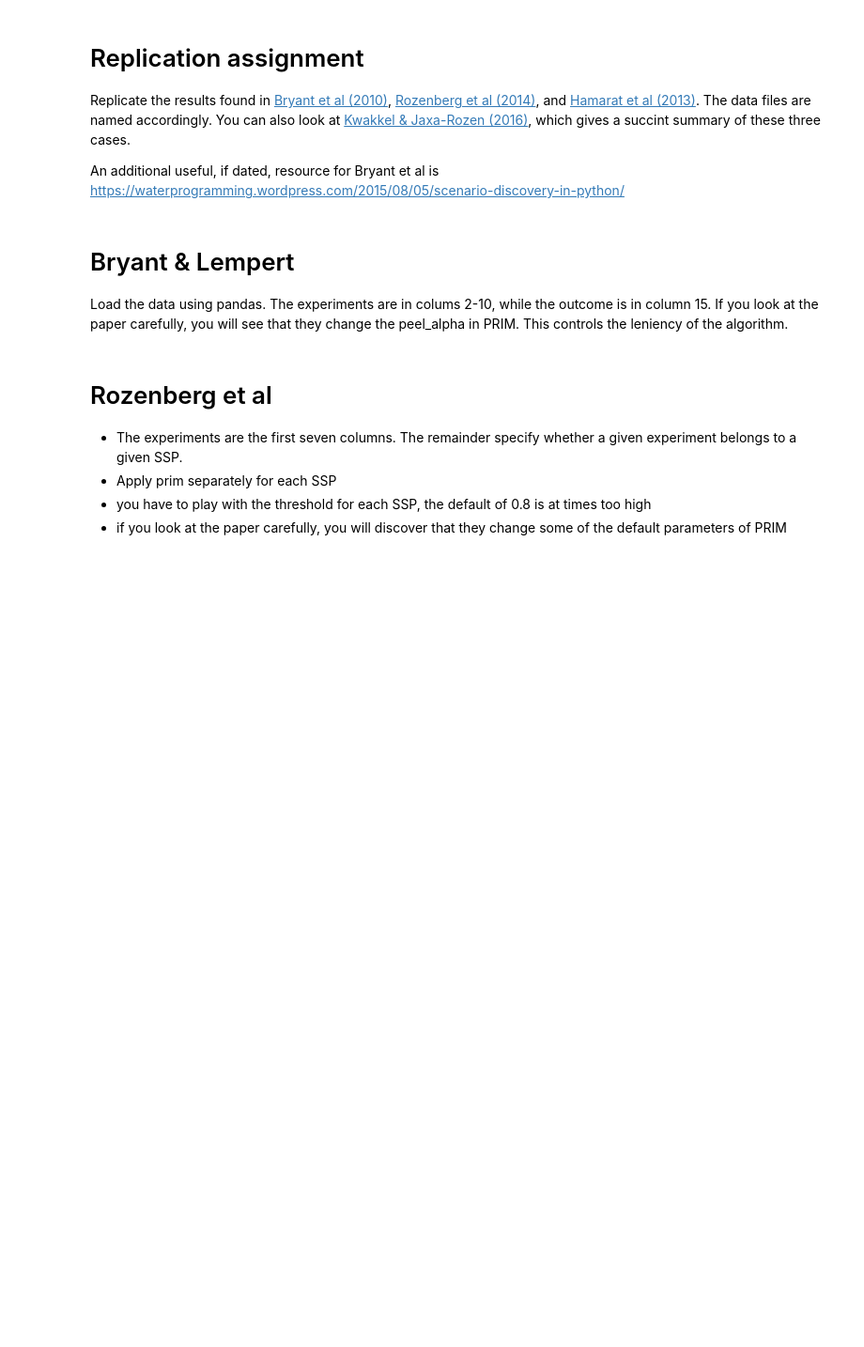
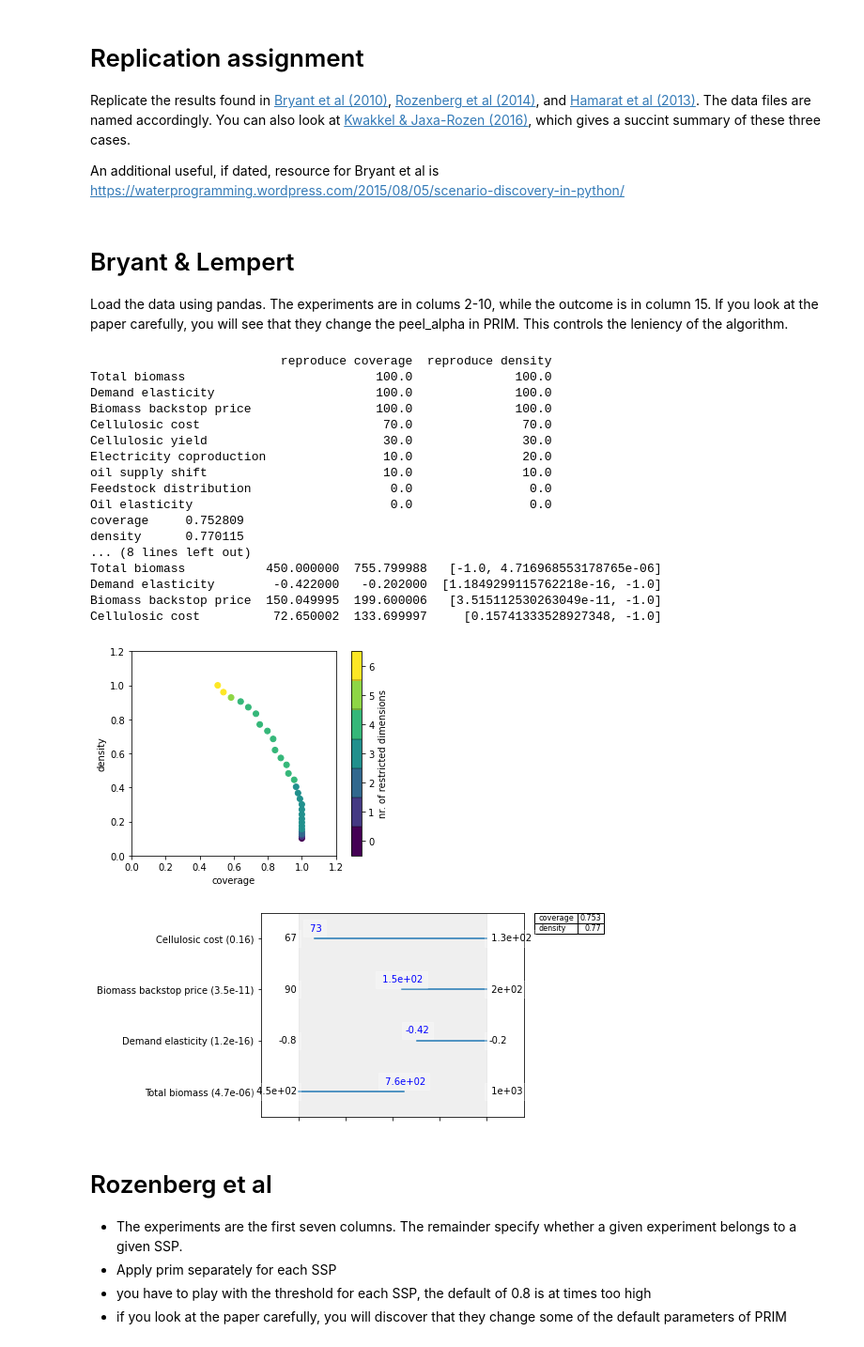
Before and after one commit to codedevonfire/EPA1361, a Jupyter notebook: Week 3-4 - vulnerability analysis/assignment 4 - scenario discovery.ipynb, the cells around one changed output. Shown: that part at 94% size. Drawn from its saved outputs; the diff is of its cells as text; code cells hidden in the pictures; blank space fills up the shorter version.

```diff
--- a/Week 3-4 - vulnerability analysis/assignment 4 - scenario discovery.ipynb
+++ b/Week 3-4 - vulnerability analysis/assignment 4 - scenario discovery.ipynb
@@ -8,6 +8,51 @@ An additional useful, if dated, resource for Bryant et al is https://waterprogra
 # Bryant & Lempert
 
 Load the data using pandas. The experiments are in colums 2-10, while the outcome is in column 15. If you look at the paper carefully, you will see that they change the peel_alpha in PRIM. This controls the leniency of the algorithm.
+# %%
+import pandas as pd
+import matplotlib.pyplot as plt
+
+from ema_workbench.analysis import prim
+from ema_workbench.util import ema_logging
+
+#ryantl_df = pd.read_csv(r'.\data\Bryant et al 2010.csv', delimiter=',' , usecols=[2,3,4,5,6,7,8,9,10,15])
+#ryantl_df
+
+bryantl_df2= pd.read_csv(r'.\data\Bryant et al 2010.csv', index_col=False)
+
+x = bryantl_df2.iloc[:, 2:11]
+y = bryantl_df2.iloc[:, 15].values
+
+prim_alg = prim.Prim(x, y, threshold=0.8, peel_alpha=0.1)
+box1 = prim_alg.find_box()
+
+box1.show_tradeoff()
+print(box1.resample(21))
+box1.inspect(21)
+box1.inspect(21, style='graph')
+
+
+plt.show()
+# %% [output]
+                          reproduce coverage  reproduce density
+Total biomass                          100.0              100.0
+Demand elasticity                      100.0              100.0
+Biomass backstop price                 100.0              100.0
+Cellulosic cost                         70.0               70.0
+Cellulosic yield                        30.0               30.0
+Electricity coproduction                10.0               20.0
+oil supply shift                        10.0               10.0
+Feedstock distribution                   0.0                0.0
+Oil elasticity                           0.0                0.0
+coverage     0.752809
+density      0.770115
+... (8 lines left out)
+Total biomass           450.000000  755.799988   [-1.0, 4.716968553178765e-06]
+Demand elasticity        -0.422000   -0.202000  [1.1849299115762218e-16, -1.0]
+Biomass backstop price  150.049995  199.600006   [3.515112530263049e-11, -1.0]
+Cellulosic cost          72.650002  133.699997     [0.15741333528927348, -1.0]
+[figure, added]
+[figure, added]
 # %% [markdown]
 # Rozenberg et al
 
```
Also changed, not shown: parts of 15 cells of this notebook.
